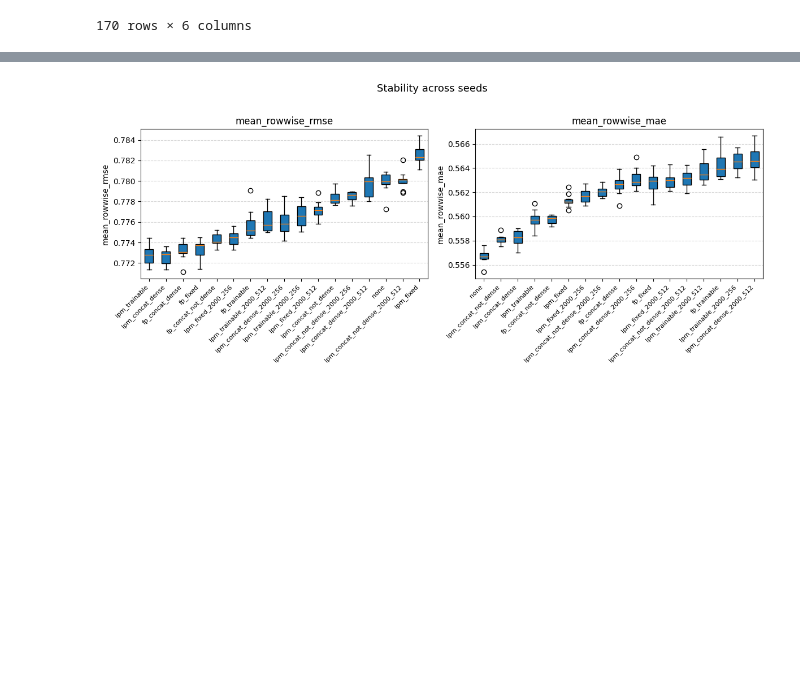
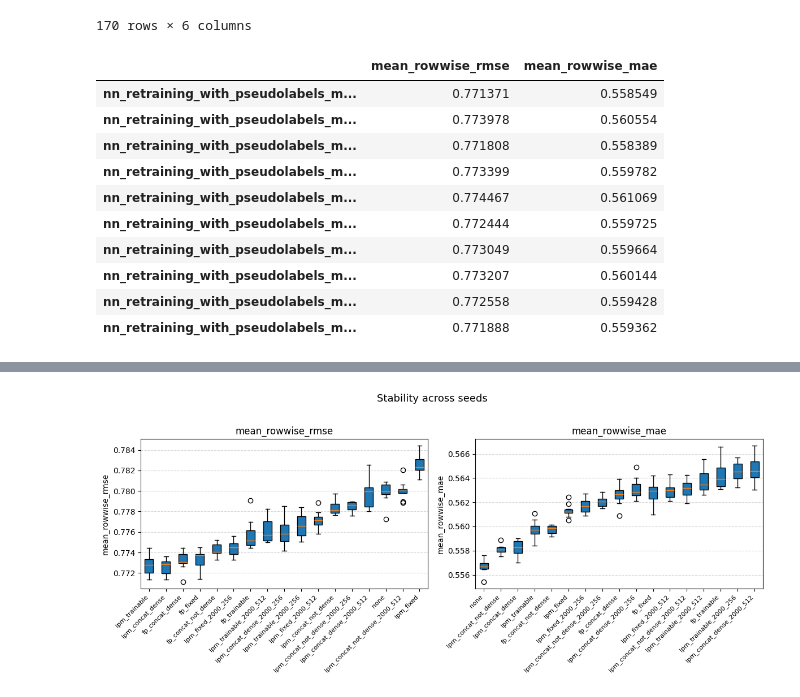
Before and after one commit to theislab/op3_signatures, a Jupyter notebook: notebooks/models_reproducibility/op3_models_reproducibility_printing_results_subsamples_stability_additional_lpm.ipynb, the cells around one changed output, grey strips where cells are left out. Cells and saved outputs as stored; diff of their text form; code cells hidden in the pictures; blank space fills up the shorter version.

```diff
--- a/notebooks/models_reproducibility/op3_models_reproducibility_printing_results_subsamples_stability_additional_lpm.ipynb
+++ b/notebooks/models_reproducibility/op3_models_reproducibility_printing_results_subsamples_stability_additional_lpm.ipynb
@@ -123,3 +123,17 @@ df_method_err.sort_values(by="mean_rowwise_rmse")
 | nn_retraining_with_pseudolabels_m... | neurips-2023-data | nn_retraining_with_pseudolabels_m... | 0.783351 | 0.561434 | nn_retraining_with_pseudolabels_m... | 3 |
 | nn_retraining_with_pseudolabels_m... | neurips-2023-data | nn_retraining_with_pseudolabels_m... | 0.784396 | 0.562414 | nn_retraining_with_pseudolabels_m... | 12 |
 170 rows × 6 columns
+# %%
+df_method_err[df_method_err['method_name'] == 'nn_retraining_with_pseudolabels_mol_emb_subsample_lpm_trainable'][['mean_rowwise_rmse', 'mean_rowwise_mae']]
+# %% [output]
+|  | mean_rowwise_rmse | mean_rowwise_mae |
+| nn_retraining_with_pseudolabels_m... | 0.771371 | 0.558549 |
+| nn_retraining_with_pseudolabels_m... | 0.773978 | 0.560554 |
+| nn_retraining_with_pseudolabels_m... | 0.771808 | 0.558389 |
+| nn_retraining_with_pseudolabels_m... | 0.773399 | 0.559782 |
+| nn_retraining_with_pseudolabels_m... | 0.774467 | 0.561069 |
+| nn_retraining_with_pseudolabels_m... | 0.772444 | 0.559725 |
+| nn_retraining_with_pseudolabels_m... | 0.773049 | 0.559664 |
+| nn_retraining_with_pseudolabels_m... | 0.773207 | 0.560144 |
+| nn_retraining_with_pseudolabels_m... | 0.772558 | 0.559428 |
+| nn_retraining_with_pseudolabels_m... | 0.771888 | 0.559362 |
```
Also changed, not shown: parts of 4 cells of this notebook, 6 other files.
